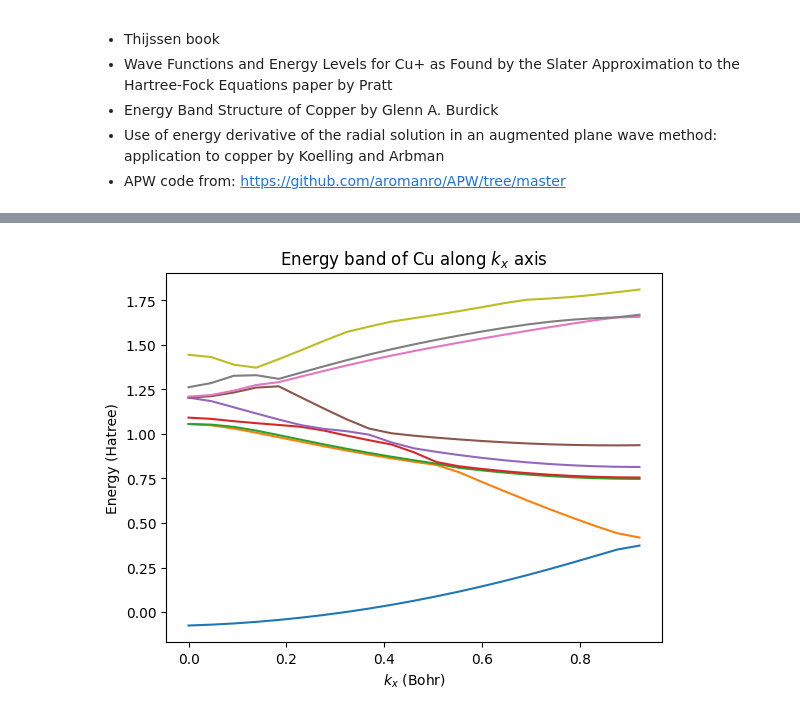
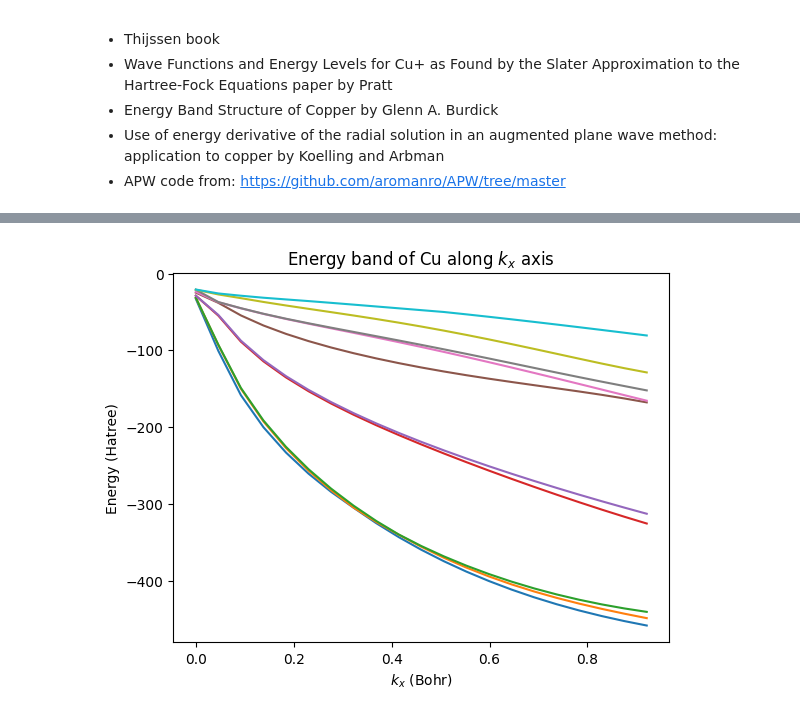
Before and after one commit to Williame33445/physics-projects, a Jupyter notebook: periodic-solids/Cu-via-LAPW.ipynb, the cells around one changed output, grey strips where cells are left out. Saved outputs shown, nothing was run; the diff lists cells and outputs as text; code cells hidden in the pictures.

```diff
--- a/periodic-solids/Cu-via-LAPW.ipynb
+++ b/periodic-solids/Cu-via-LAPW.ipynb
@@ -35,7 +35,7 @@ b2 = 2*np.pi*np.array([1,-1,1])/a
 b3 = 2*np.pi*np.array([1,1,-1])/a
 Ks =[l*b1 + m*b2 + n*b3 for l in range(-nLim,nLim+1) for m in range(-nLim,nLim+1) for n in range(-nLim,nLim+1)]
 # %%
-rs = np.linspace(0,1,num=10**3)
+rs = np.linspace(0,2.2,num=10**6)
 h = rs[1] - rs[0]
 h2 = h**2
 h12 = h2/12
@@ -46,17 +46,18 @@ def V(r):
     term2 = -0.15595606773483*r - (3.1350051440417E-3)*r**2 + (5.1895222293006E-2)*r**3 - (2.8027608685637E-2)*r**4
     return -(term1 + term2)/r
 
-Es = [0.2,0.2,0.2,0.25,0.3,0.4,0.5,0.6,0.7] #*2
+Ev = 0.2
 #explain where these come from, are these required to get good results
 
 def f(r,l):
     if r == 0:
         return 0
-    return l*(l+1)/r**2 + 2*(V(r) - Es[l])
+    return l*(l+1)/r**2 + (2*V(r) - Ev) #Rydberg units
 
 F = np.empty([l_max,len(rs)])
 for l in range(l_max):
-    F[l] = np.vectorize(lambda r: f(r,l))(rs)
+    for i,r in enumerate(rs):
+        F[l,i] = f(rs[i],l)
 
 
 
@@ -70,7 +71,7 @@ N = np.empty(l_max)
 def getAllUs(l):
     us = np.empty(len(rs))
     us[0] = 0
-    us[1] = rs[1]**(l+1)*(1-29*rs[1]/(l+1))
+    us[1] = (1-29*rs[1]/(l+1))*rs[1]**(l+1)
 
     fn = F[l,1]
     w0 = 0
@@ -86,11 +87,10 @@ def getAllUs(l):
 
     return us/np.sqrt(integrate.simpson(us**2,x=rs))
 # %%
-def getuDots(l,usR):
-    par = -2*usR
+def getuDots(l,par,usR):
     us = np.empty(len(rs))
     us[0] = 0
-    us[1] = rs[1]**(l+1)*(1-29*rs[1]/(l+1))
+    us[1] = (1-29*rs[1]/(l+1))*rs[1]**(l+1)
 
     fn = F[l,1]
     ws0 = 0
@@ -126,10 +126,11 @@ for l in range(l_max):
     dudr  = (us[-1]-us[-2])/h + 0.125*h*(3*v1+v0)
     RDashMax[l] = dudr/r_max - us[-1]/(r_max**2)
 
-    uDots = getuDots(l,us)
+    par = -us
+    uDots = getuDots(l,par,us)
     RDotMax[l] = uDots[-1]/r_max
-    w1 = F[l,-1]*uDots[-1] - 2*us[-1]
-    w0 = F[l,-2]*uDots[-2] - 2*us[-2]
+    w1 = F[l,-1]*uDots[-1] + par[-1]
+    w0 = F[l,-2]*uDots[-2] + par[-2]
     ddotudr  = (uDots[-1]-uDots[-2])/h + 0.125*h*(3*w1+w0)
     RDotDashMax[l] = ddotudr/r_max - uDots[-1]/(r_max**2)
 
@@ -218,12 +221,12 @@ for i,k in enumerate(ks2):
 # %%
 #Graphs
 kx = list(map(lambda k: k[0],ks2))
 
-for i in range(1,10):
-    plt.plot(kx,Es2[:,i]/2)
+for i in range(10):
+    plt.plot(kx,Es2[:,i])
 plt.title(r"Energy band of Cu along $k_x$ axis")
 plt.xlabel(r"$k_x$ (Bohr)")
 plt.ylabel("Energy (Hatree)")
 plt.show()
 # %% [output]
-[figure, old version]
+[figure, new version]
```
Also changed, not shown: parts of 5 cells of this notebook, 1 other file.
